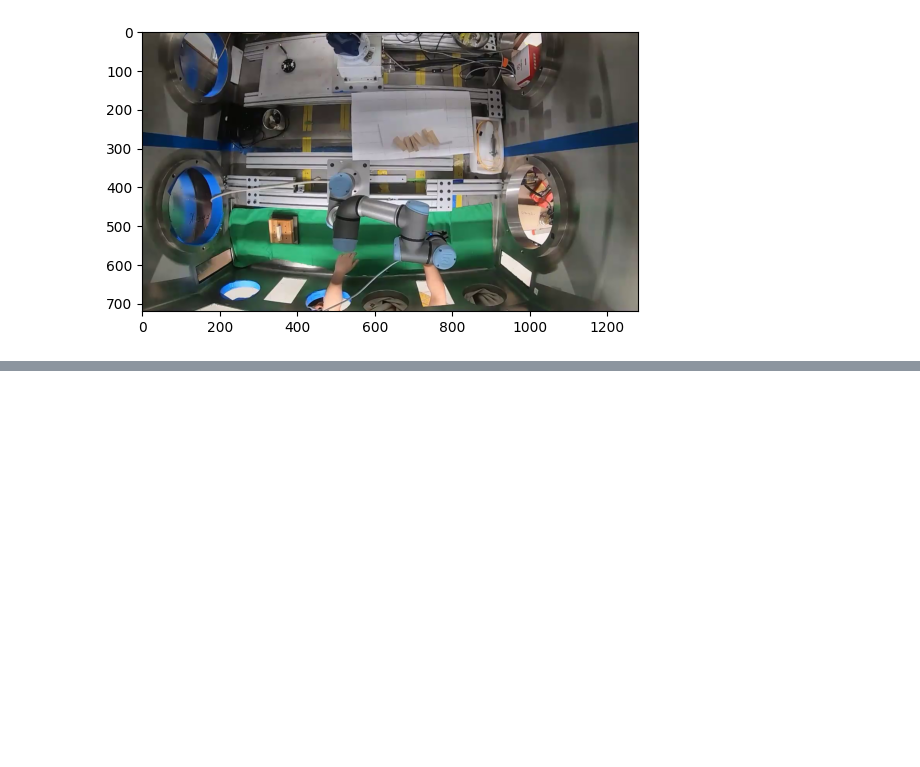
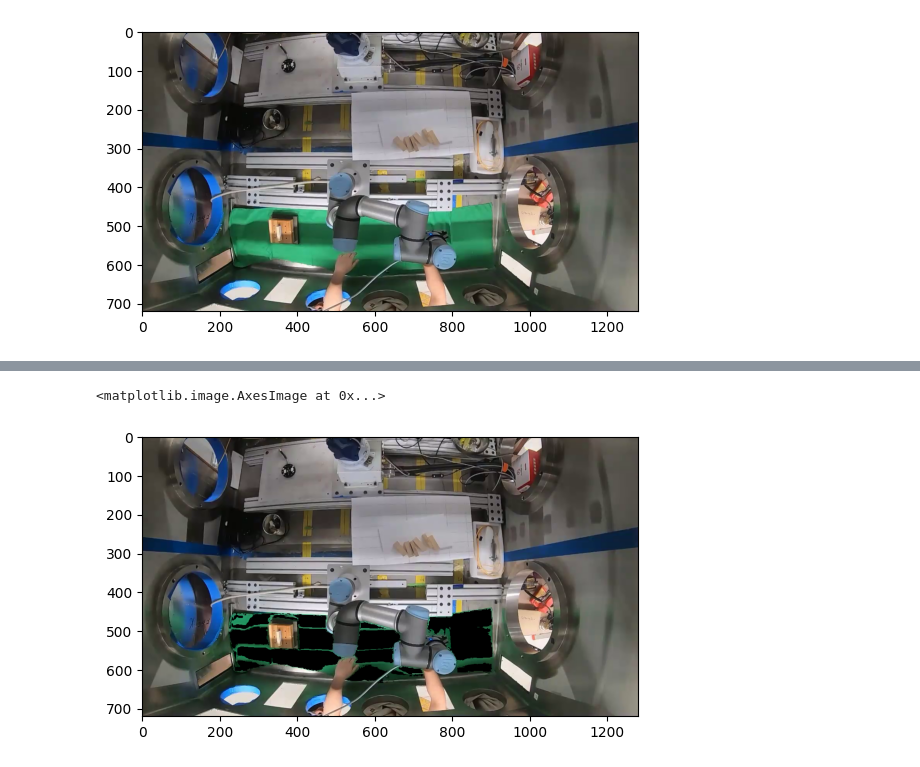
Before and after one commit to UTNuclearRoboticsPublic/assembly_glovebox_dataset, a Jupyter notebook: training/ignore_this_folder/background_testing.ipynb, the cells around one changed output, grey strips where cells are left out. Saved outputs shown, nothing was run; the diff lists cells and outputs as text; code cells hidden in the pictures; blank space fills up the shorter version.

```diff
--- a/training/ignore_this_folder/background_testing.ipynb
+++ b/training/ignore_this_folder/background_testing.ipynb
@@ -19,0 +29,7 @@ rgb_image[mask != 0] = [0, 0, 0]
+# %%
+img2 = cv2.imread("green_removed.png")
+img2 = cv2.cvtColor(img2, cv2.COLOR_BGR2RGB)
+plt.imshow(img2)
+# %% [output]
+<matplotlib.image.AxesImage at 0x...>
+[figure, added]
```
Also changed, not shown: parts of 11 cells of this notebook, 1 other file.
